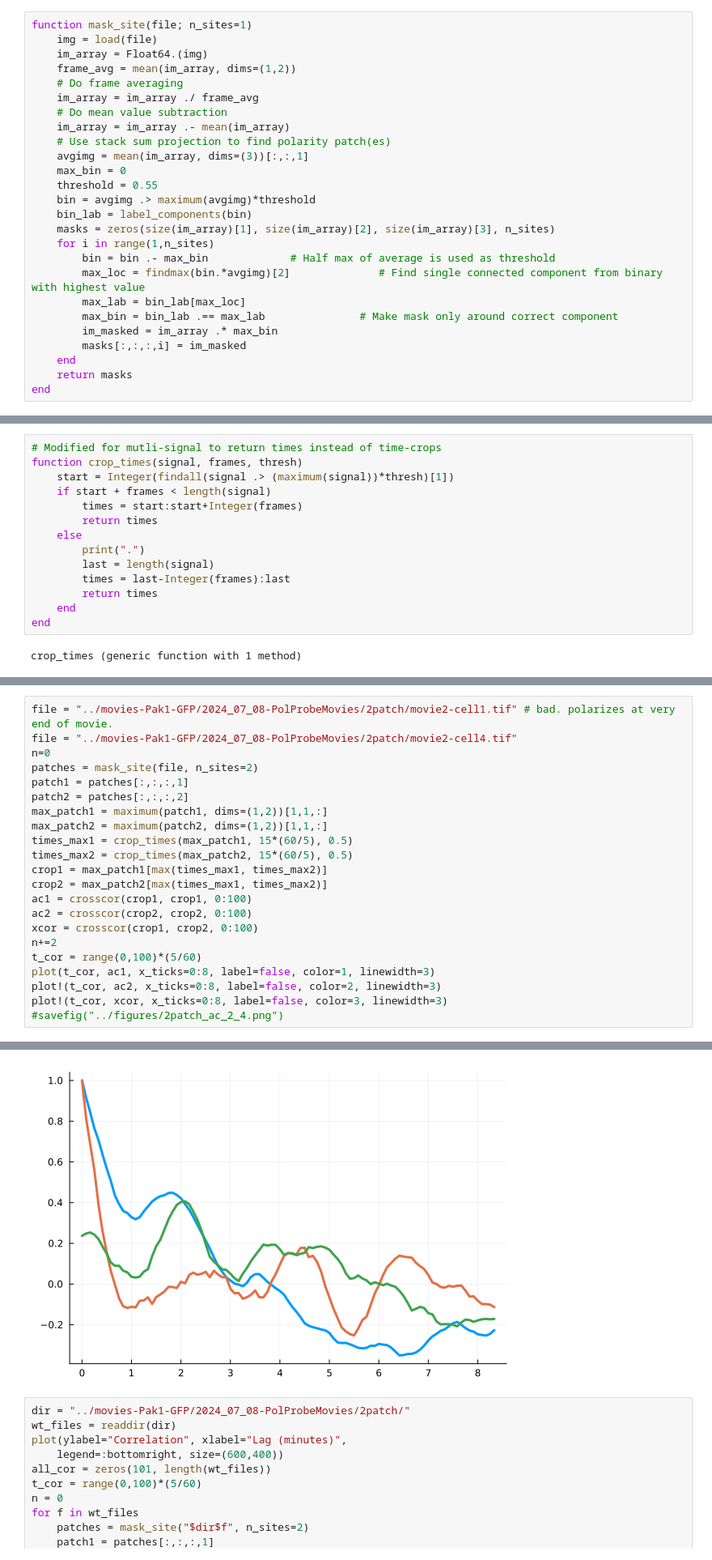
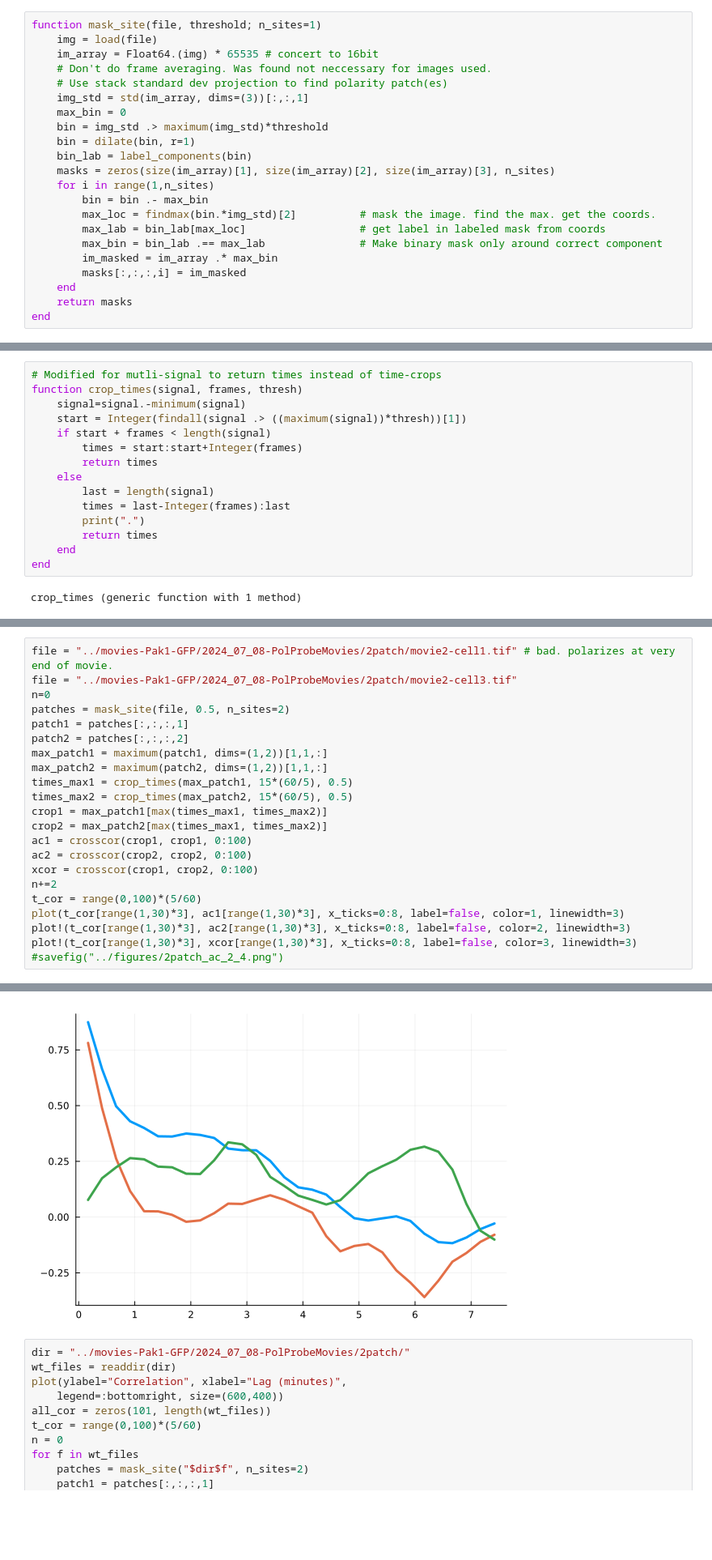
Before and after one commit to crockeraw/PolarityProject, a Jupyter notebook: proj/fig4-patchDynamics/notebooks/crosscorrelation-of-sites.ipynb, the cells around one changed output, grey strips where cells are left out. Shown at 81% size. Drawn from its saved outputs; the diff is of its cells as text; blank space fills up the shorter version.

Commit message:
New method using quantile instead of max for polarity sites. Analysis for multisite X-cor w new data.

```diff
--- a/proj/fig4-patchDynamics/notebooks/crosscorrelation-of-sites.ipynb
+++ b/proj/fig4-patchDynamics/notebooks/crosscorrelation-of-sites.ipynb
@@ -7,24 +9,20 @@ using StatsBase
 # %%
-function mask_site(file; n_sites=1)
+function mask_site(file, threshold; n_sites=1)
     img = load(file)
-    im_array = Float64.(img)
-    frame_avg = mean(im_array, dims=(1,2))
-    # Do frame averaging
-    im_array = im_array ./ frame_avg
-    # Do mean value subtraction
-    im_array = im_array .- mean(im_array)
-    # Use stack sum projection to find polarity patch(es)
-    avgimg = mean(im_array, dims=(3))[:,:,1]
+    im_array = Float64.(img) * 65535 # concert to 16bit
+    # Don't do frame averaging. Was found not neccessary for images used.
+    # Use stack standard dev projection to find polarity patch(es)
+    img_std = std(im_array, dims=(3))[:,:,1]
     max_bin = 0
-    threshold = 0.55
-    bin = avgimg .> maximum(avgimg)*threshold
+    bin = img_std .> maximum(img_std)*threshold
+    bin = dilate(bin, r=1)
     bin_lab = label_components(bin)
     masks = zeros(size(im_array)[1], size(im_array)[2], size(im_array)[3], n_sites)
     for i in range(1,n_sites)
-        bin = bin .- max_bin             # Half max of average is used as threshold
-        max_loc = findmax(bin.*avgimg)[2]              # Find single connected component from binary with highest value
-        max_lab = bin_lab[max_loc]
-        max_bin = bin_lab .== max_lab               # Make mask only around correct component
+        bin = bin .- max_bin
+        max_loc = findmax(bin.*img_std)[2]          # mask the image. find the max. get the coords.
+        max_lab = bin_lab[max_loc]                  # get label in labeled mask from coords
+        max_bin = bin_lab .== max_lab               # Make binary mask only around correct component
         im_masked = im_array .* max_bin
         masks[:,:,:,i] = im_masked
     end
@@ -35,14 +33,15 @@ mask_site (generic function with 1 method)
 # %%
 # Modified for mutli-signal to return times instead of time-crops
 function crop_times(signal, frames, thresh)
-    start = Integer(findall(signal .> (maximum(signal))*thresh)[1])
+    signal=signal.-minimum(signal)
+    start = Integer(findall(signal .> ((maximum(signal))*thresh))[1])
     if start + frames < length(signal)
         times = start:start+Integer(frames)
         return times
     else
-        print(".")
         last = length(signal)
         times = last-Integer(frames):last
+        print(".")
         return times
     end
 end
@@ -79,8 +378,8 @@ max(times_max1, times_max2)
 # %%
 file = "../movies-Pak1-GFP/2024_07_08-PolProbeMovies/2patch/movie2-cell1.tif" # bad. polarizes at very end of movie.
-file = "../movies-Pak1-GFP/2024_07_08-PolProbeMovies/2patch/movie2-cell4.tif"
+file = "../movies-Pak1-GFP/2024_07_08-PolProbeMovies/2patch/movie2-cell3.tif"
 n=0
-patches = mask_site(file, n_sites=2)
+patches = mask_site(file, 0.5, n_sites=2)
 patch1 = patches[:,:,:,1]
 patch2 = patches[:,:,:,2]
 max_patch1 = maximum(patch1, dims=(1,2))[1,1,:]
@@ -94,8 +393,8 @@ ac2 = crosscor(crop2, crop2, 0:100)
 xcor = crosscor(crop1, crop2, 0:100)
 n+=2
 t_cor = range(0,100)*(5/60)
-plot(t_cor, ac1, x_ticks=0:8, label=false, color=1, linewidth=3)
-plot!(t_cor, ac2, x_ticks=0:8, label=false, color=2, linewidth=3)
-plot!(t_cor, xcor, x_ticks=0:8, label=false, color=3, linewidth=3)
+plot(t_cor[range(1,30)*3], ac1[range(1,30)*3], x_ticks=0:8, label=false, color=1, linewidth=3)
+plot!(t_cor[range(1,30)*3], ac2[range(1,30)*3], x_ticks=0:8, label=false, color=2, linewidth=3)
+plot!(t_cor[range(1,30)*3], xcor[range(1,30)*3], x_ticks=0:8, label=false, color=3, linewidth=3)
 #savefig("../figures/2patch_ac_2_4.png")
 # %% [output]
@@ -103,4 +401,4 @@ plot!(t_cor, xcor, x_ticks=0:8, label=false, color=3, linewidth=3)
-[figure, old version]
+[figure, new version]
 # %%
 dir = "../movies-Pak1-GFP/2024_07_08-PolProbeMovies/2patch/"
 wt_files = readdir(dir)
```
Also changed, not shown: parts of 16 cells of this notebook, 25 other files.
